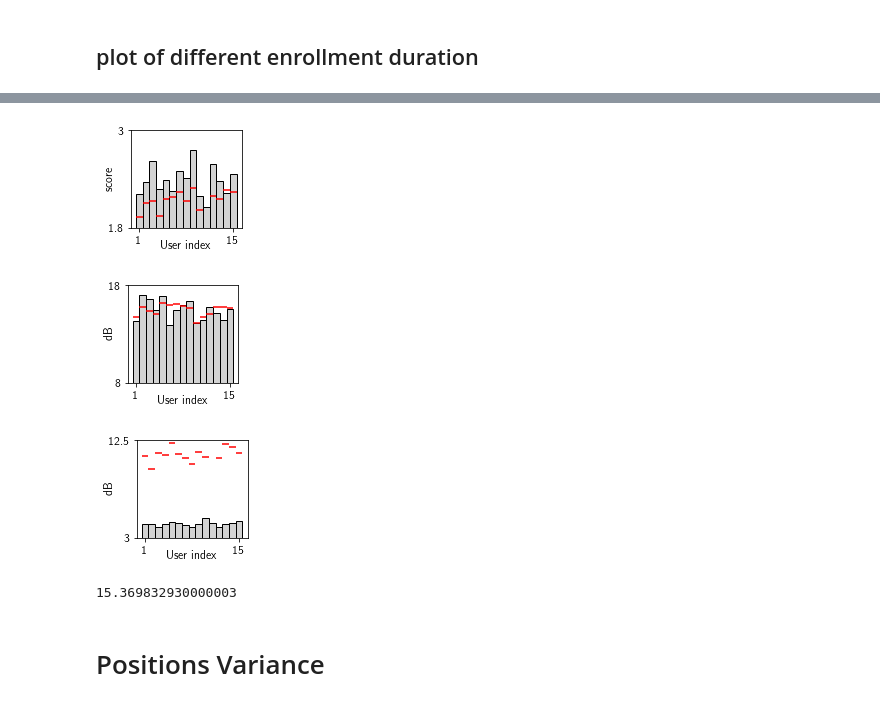
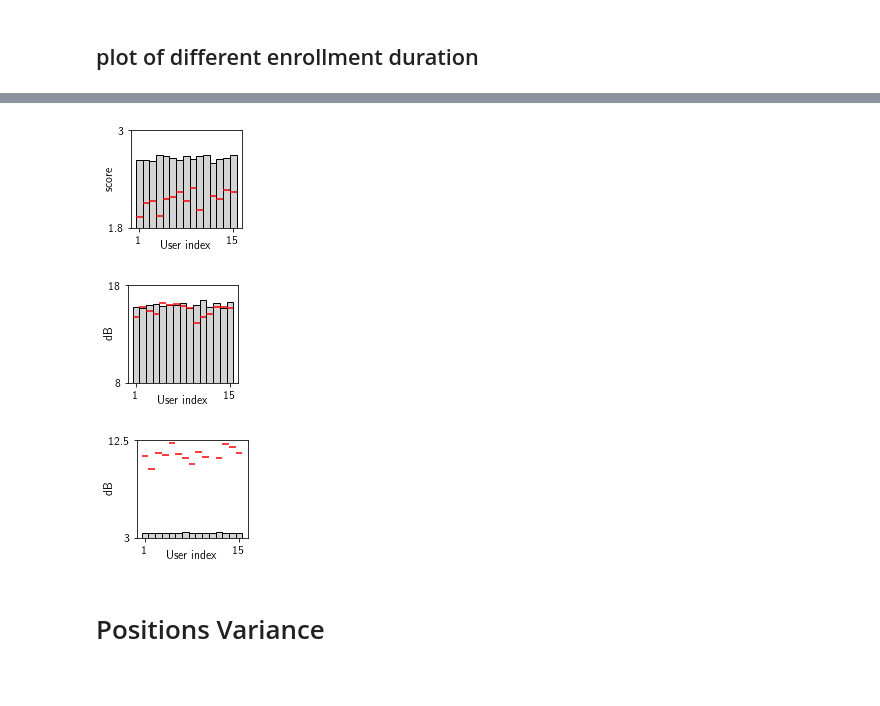
Before and after one commit to lixinghe1999/audioproject, a Jupyter notebook: enhancement/plot/plot.ipynb, the cells around one changed output, grey strips where cells are left out. Cells and saved outputs as stored; diff of their text form; code cells hidden in the pictures.

```diff
--- a/enhancement/plot/plot.ipynb
+++ b/enhancement/plot/plot.ipynb
@@ -11,7 +11,7 @@ import os
 # %% [markdown]
 ## plot of different noise type
 # %%
-vibvoice = [[ 2.6305507,  17.00351971,  4.19206356], [ 2.3876055,  15.00496573, 4.8847481], [ 2.08928563, 14.48966446,  5.04840044]]
+vibvoice = [[ 2.6305507,  17.00351971,  4.19206356], [ 2.3876055,  15.00496573, 4.8847481], [ 2.27945092, 14.73449333,  4.09927822]]
 fullsubnet = [[ 2.25790361, 16.37513875, 11.77008867], [ 2.0919082, 14.38179343, 11.46691117],
          [ 2.05780501, 15.33207662, 11.37122445]]
 seanet = [[1.61184767, 8.93831405, 8.46797485], [1.59143934, 9.46293924, 7.78994218], [1.51940798, 9.63370319, 8.60993488]]
@@ -42,7 +42,7 @@ for j in range(3):
 # %% [markdown]
   ## plot of different noise level
 # %%
-vibvoice = [[ 2.50307816, 16.13636698,  4.23127691], [ 2.11330643, 13.28623637 , 4.54535452],
+vibvoice = [[ 2.70683865, 16.49892774, 3.3861987 ], [ 2.37236388, 13.48891219, 3.76497123],
             [1.74840187, 7.66297589, 4.53686384]]
 fullsubnet = [[ 2.2166112,  16.46317258, 11.51904089], [ 1.83561012, 12.92231262, 11.5416647 ],
          [ 1.45306784,  6.05461143, 11.30428527]]
@@ -135,13 +160,15 @@ for j in range(3):
 # %%
-environment = [50, 48, 19, 5, 3]
-names = ['Meeting Room', 'Corridor', 'Stair', 'Lumber Room', 'Rail Station']
+environment = [50, 51, 37, 29, 19, 5, 3]
+names = ['Meeting Room', 'Corridor', 'Hall', 'Roadside', 'Stair', 'Warehouse', 'Station']
+x = [-0.1, 1, 2, 3, 4, 5, 6]
 colors = ['goldenrod', 'dimgrey', 'chocolate', 'forestgreen', 'lightgrey']
 fig, axs = plt.subplots(1, figsize=(6, 2))
 plt.subplots_adjust(left=0.1, bottom=0.2, right=0.95, wspace=0.3)
-for i in range(5):
-    axs.bar(i, environment[i], color=colors[i], edgecolor='black', width=0.5)
+for i in range(len(environment)):
+    axs.bar(i, environment[i], edgecolor='black', width=0.5)
 
-axs.set_xticks([0, 1, 2, 3, 4], names)
+axs.set_xticks(x, names)
+axs.set_ylabel('Percentage')
 axs.set_title('Improvement Ratio \%')
 
 plt.savefig('environments.pdf', dpi=300)
@@ -151,47 +178,39 @@ plt.show()
 # %%
-VibVoice = [[ 2.21330908, 14.27642919, 4.27675414], [ 2.36334458, 16.8993264, 4.275975], [2.6153129, 16.48531423, 4.02573672],
-         [ 2.27346119, 15.39374823, 4.31043435], [ 2.38663021, 16.83866558, 4.46454435], [ 2.24511416, 13.83213202, 4.38668591],
-         [ 2.49567416, 15.38699712, 4.23607789], [ 2.40857382, 15.93852612, 3.99670947], [ 2.75104098, 16.34208446,  4.27594514],
-         [ 2.1887874,  14.11723619,  4.89126638], [ 2.05477482, 14.34193787, 4.43125501], [ 2.57268948, 15.71714678,  3.99151784],
-         [ 2.37125579, 15.05683521,  4.32900796], [ 2.22275327, 14.4348906, 4.36828145], [ 2.45912401, 15.48622395, 4.55758918]]
+# VibVoice = [[ 2.21330908, 14.27642919, 4.27675414], [ 2.36334458, 16.8993264, 4.275975], [2.6153129, 16.48531423, 4.02573672],
+#          [ 2.27346119, 15.39374823, 4.31043435], [ 2.38663021, 16.83866558, 4.46454435], [ 2.24511416, 13.83213202, 4.38668591],
+#          [ 2.49567416, 15.38699712, 4.23607789], [ 2.40857382, 15.93852612, 3.99670947], [ 2.75104098, 16.34208446,  4.27594514],
+#          [ 2.1887874,  14.11723619,  4.89126638], [ 2.05477482, 14.34193787, 4.43125501], [ 2.57268948, 15.71714678,  3.99151784],
+#          [ 2.37125579, 15.05683521,  4.32900796], [ 2.22275327, 14.4348906, 4.36828145], [ 2.45912401, 15.48622395, 4.55758918]]
+VibVoice = [[ 2.63222581, 15.72243357,  3.4523131 ],[ 2.6322591,  15.58807503 , 3.4653372 ], [ 2.61423387, 15.89546705,  3.47483844],
+[ 2.69344574, 15.99961276,  3.40062285],[ 2.67582474, 15.86304646 , 3.41131609], [ 2.65836312, 15.90469629,  3.46300127],
+[ 2.62851583, 15.95504021,  3.49051197], [ 2.6718246,  16.16824381,  3.41814706],[ 2.63415001, 15.64602761,  3.4695918 ],
+[ 2.67408738, 15.937655,    3.46313265], [ 2.68467875, 16.37995423,  3.44598637], [ 2.58489595, 15.74113659,  3.54176194],
+[ 2.63770819, 16.07842926,  3.47096411], [ 2.64868648, 15.65289523,  3.44385581],[ 2.69347583, 16.25752401,  3.43182815]]
 FullSubNet = [[ 1.9305104,  14.6833849,  10.94228206], [ 2.10599134, 15.72485227, 9.6847528 ], [ 2.1267307,  15.26718576, 11.1632429 ], [ 1.94066375, 15.02978427, 10.99488891], [ 2.14977218, 16.08161455, 12.16657681], [ 2.17557245, 15.89379418, 11.1152382 ] ,
 [ 2.23832152, 16.04497227, 10.68730078], [ 2.12226279, 15.77601396, 10.13993853],  [ 2.28361618, 15.56799324, 11.29495454],
 [ 2.02107988, 14.11211732, 10.80743303], [ 1.27882203, 14.69083155, 13.07403105], [ 2.18428416, 15.0301133,  10.75803855],
 [ 2.14924409, 15.72227984, 12.11387662], [ 2.26044925, 15.69694732, 11.74872064], [ 2.23661424, 15.65633164, 11.2391619 ]]
 SEANet = [[1.65495652, 9.71397569, 8.16334546], [1.82412479, 8.96146858, 6.10758974], [2.11854179, 9.44546495, 4.93872437], [1.7729574, 9.04154106, 8.67325942], [1.43319345, 8.75016022, 7.33618196],[1.72850048, 9.05291844, 7.32018917], [1.52699122, 8.81242866, 8.01891622], [1.60116008, 8.33953657, 9.39384941], [ 1.63984304, 10.37221465,  7.06885923], [1.69714614, 9.17393844, 6.93163885], [1.58328192, 9.92897114, 7.46581211], [1.73856638, 9.25227235, 7.98861033], [1.53088349, 8.33640372, 8.78014123],
 [ 1.43320253, 10.87971556, 10.42088887], [1.62799891, 9.63739064, 8.58550292], [1.70592103, 9.17683041, 8.04636342], [ 1.6297189,  10.48606479,  8.50266911], [ 1.68114593,  9.33744305, 10.02556197]]
 titles = ['score', 'dB', 'dB']
 y_lims = [[1.8, 3], [8, 18], [3, 12.5]]
 for j in range(3):
     plt.figure(figsize=(2, 2))
     plt.subplots_adjust(left=0.22, bottom=0.2, right=0.99)
     for i in range(len(VibVoice)):
         plt.bar(i, VibVoice[i][j], color='lightgrey', edgecolor='black', width=1)
         plt.hlines(y=FullSubNet[i][j], xmin=i-0.5, xmax=i+0.5, color='red')
     plt.ylabel(titles[j], labelpad=-5)
     plt.ylim(y_lims[j])
     plt.yticks(y_lims[j], y_lims[j])
     plt.xticks([0, 14], [1, 15])
     plt.xlabel('User index', labelpad=-5)
     plt.savefig('per_user_'+str(j)+'.pdf', dpi=300)
     plt.show()
 # %% [output]
-[figure, old version]
+[figure, new version]
-[figure, old version]
+[figure, new version]
-[figure, old version]
+[figure, new version]
-# %%
-vibvoice = [[ 2.21330908, 14.27642919, 4.27675414], [ 2.36334458, 16.8993264, 4.275975], [2.6153129, 16.48531423, 4.02573672],
-         [ 2.27346119, 15.39374823, 4.31043435], [ 2.38663021, 16.83866558, 4.46454435], [ 2.24511416, 13.83213202, 4.38668591],
-         [ 2.49567416, 15.38699712, 4.23607789], [ 2.40857382, 15.93852612, 3.99670947], [ 2.75104098, 16.34208446,  4.27594514],
-         [ 2.1887874,  14.11723619,  4.89126638], [ 2.05477482, 14.34193787, 4.43125501], [ 2.57268948, 15.71714678,  3.99151784],
-         [ 2.37125579, 15.05683521,  4.32900796], [ 2.22275327, 14.4348906, 4.36828145], [ 2.45912401, 15.48622395, 4.55758918]]
-a = 0
-for metric in vibvoice:
-    a += metric[1]
-a = a/15
-a
-# %% [output]
-15.369832930000003
 # %% [markdown]
 # Positions Variance
 # %%
```
Also changed, not shown: parts of 7 cells of this notebook, 4 other files.
